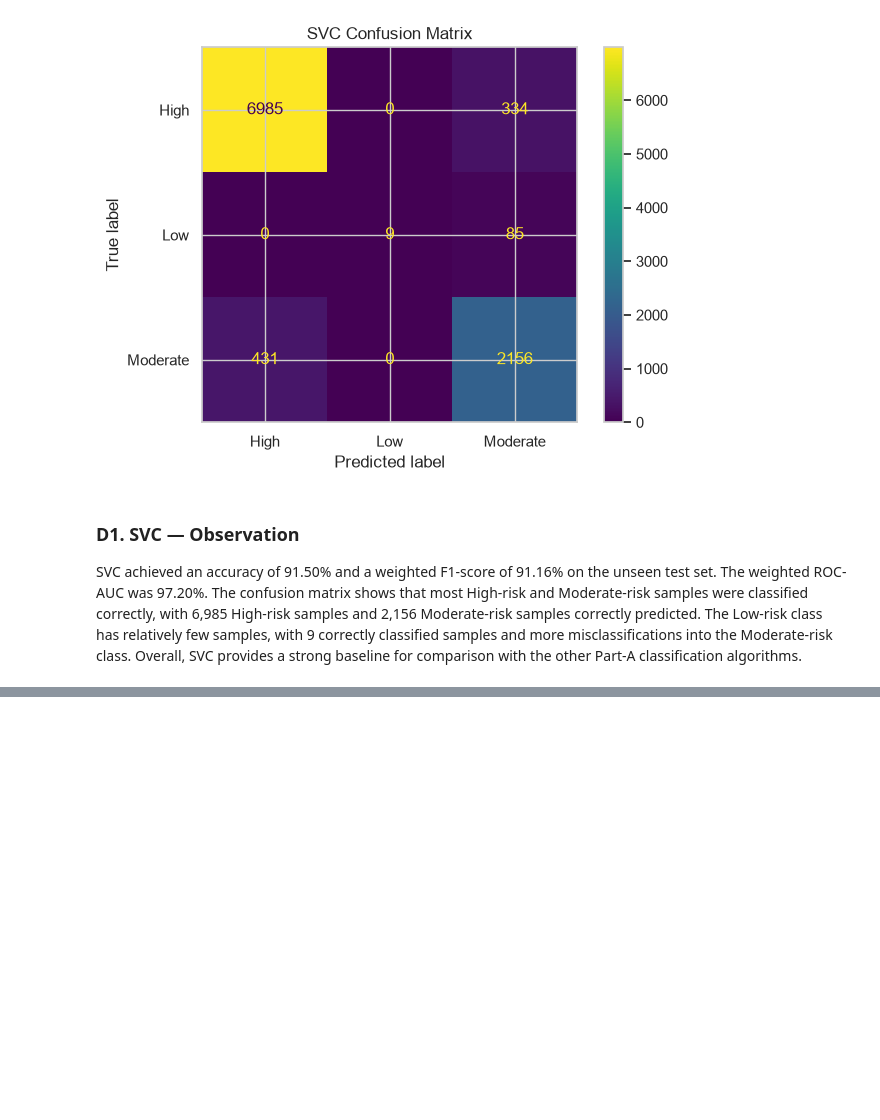
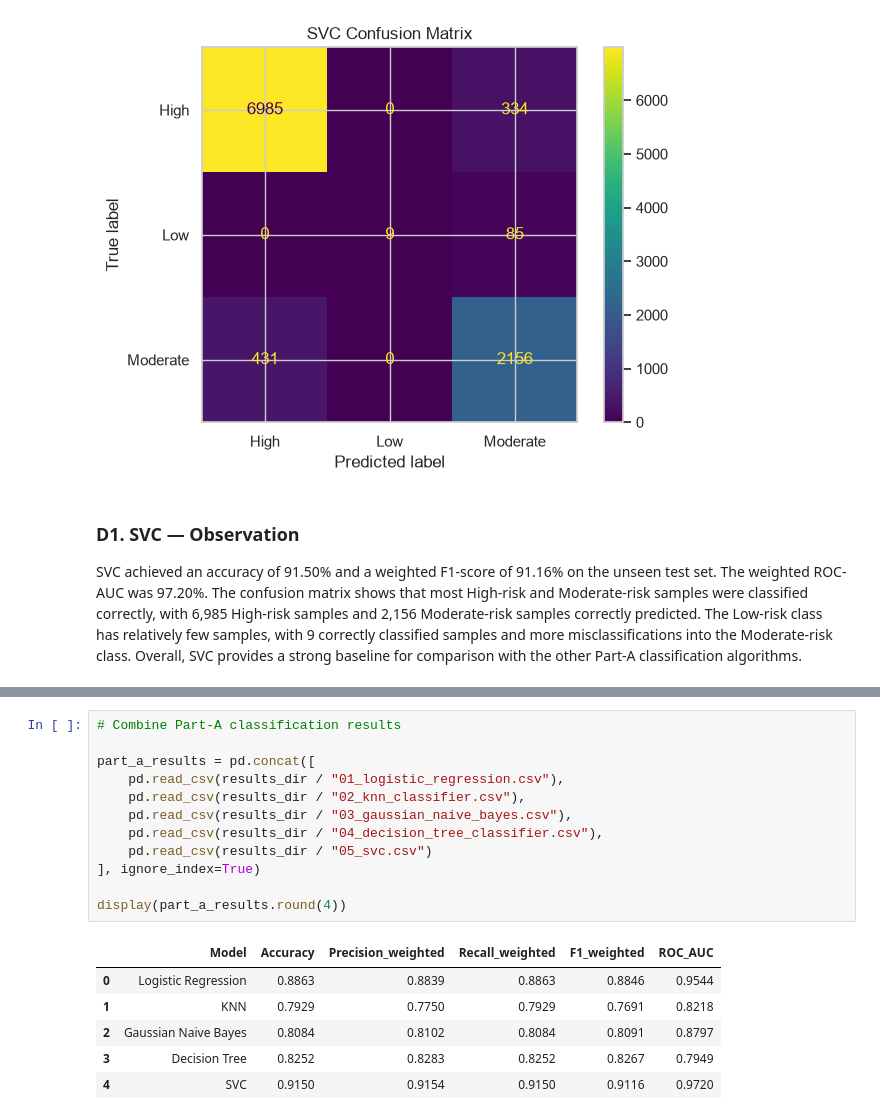
Before and after one commit to MohithKumar128/ML-301, a Jupyter notebook: notebooks/classification.ipynb, the cells around one changed output, grey strips where cells are left out. Saved outputs shown, nothing was run; the diff lists cells and outputs as text; blank space fills up the shorter version.

Commit message:
Add SVC classification model and Part-A comparison

```diff
--- a/notebooks/classification.ipynb
+++ b/notebooks/classification.ipynb
@@ -1325,0 +1330,19 @@ SVC achieved an accuracy of 91.50% and a weighted F1-score of 91.16% on the unse
+# %%
+# Combine Part-A classification results
+
+part_a_results = pd.concat([
+    pd.read_csv(results_dir / "01_logistic_regression.csv"),
+    pd.read_csv(results_dir / "02_knn_classifier.csv"),
+    pd.read_csv(results_dir / "03_gaussian_naive_bayes.csv"),
+    pd.read_csv(results_dir / "04_decision_tree_classifier.csv"),
+    pd.read_csv(results_dir / "05_svc.csv")
+], ignore_index=True)
+
+display(part_a_results.round(4))
+# %% [output]
+|  | Model | Accuracy | Precision_weighted | Recall_weighted | F1_weighted | ROC_AUC |
+| 0 | Logistic Regression | 0.8863 | 0.8839 | 0.8863 | 0.8846 | 0.9544 |
+| 1 | KNN | 0.7929 | 0.7750 | 0.7929 | 0.7691 | 0.8218 |
+| 2 | Gaussian Naive Bayes | 0.8084 | 0.8102 | 0.8084 | 0.8091 | 0.8797 |
+| 3 | Decision Tree | 0.8252 | 0.8283 | 0.8252 | 0.8267 | 0.7949 |
+| 4 | SVC | 0.9150 | 0.9154 | 0.9150 | 0.9116 | 0.9720 |
```
Also changed, not shown: parts of 4 cells of this notebook.
